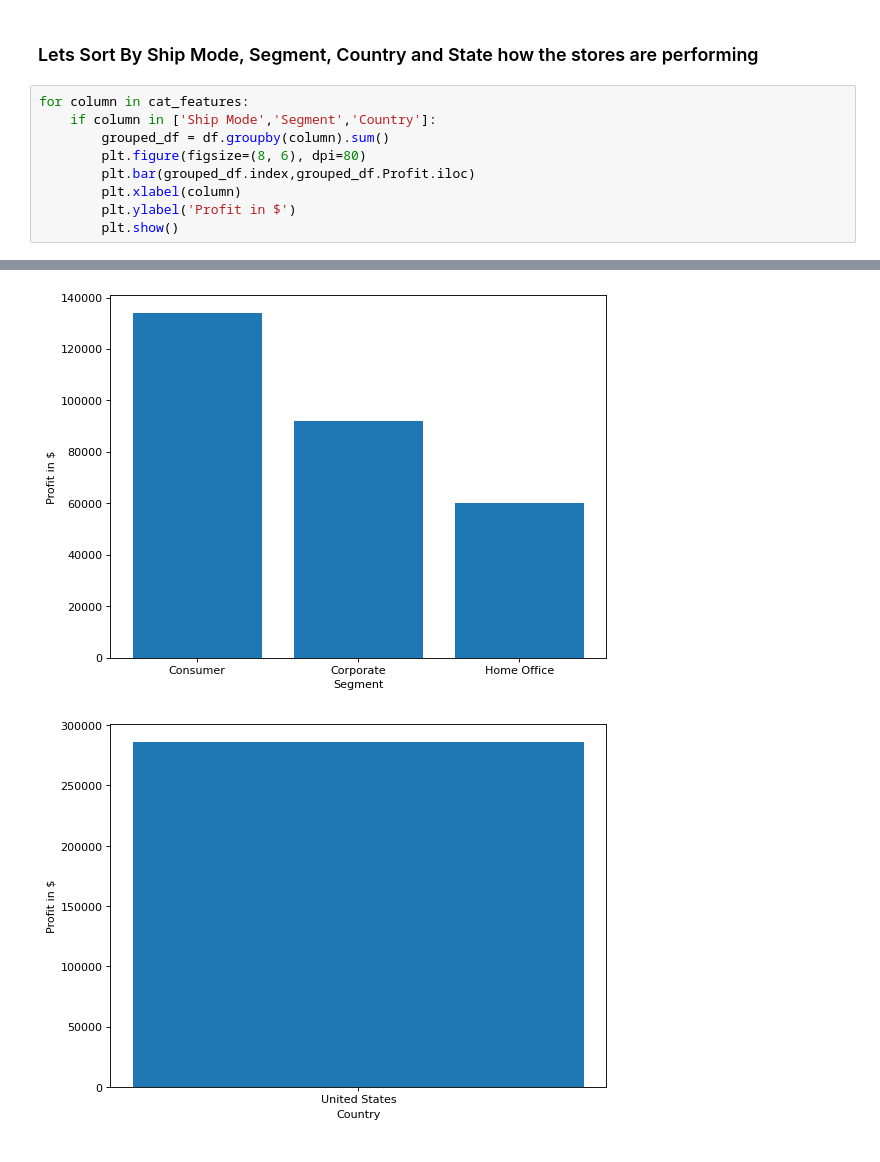
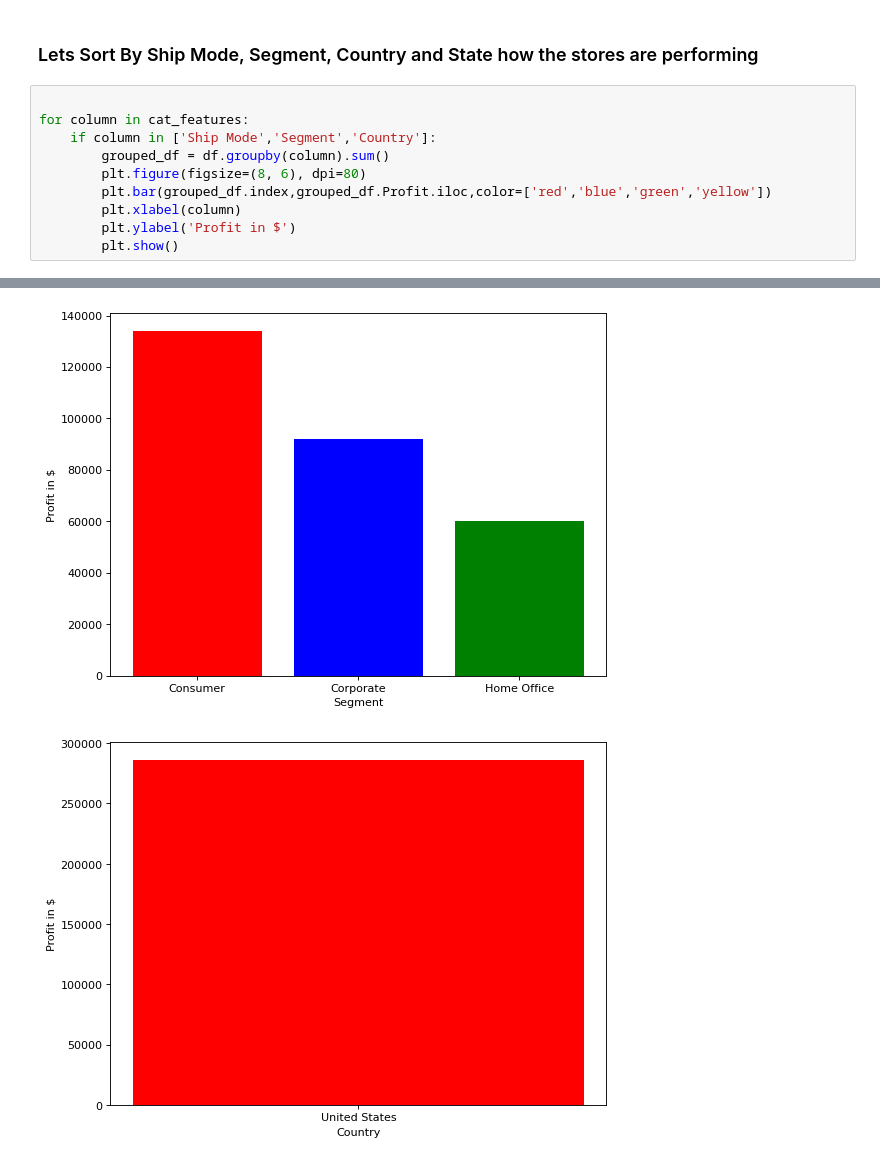
Before and after one commit to AdityaN1198/super-store-EDA, a Jupyter notebook: eda.ipynb, the cells around one changed output, grey strips where cells are left out. Cells and saved outputs as stored; diff of their text form.

```diff
--- a/eda.ipynb
+++ b/eda.ipynb
@@ -33,11 +33,12 @@ print(num_features)
 # %% [markdown]
 ### Lets Sort By Ship Mode, Segment, Country and State how the stores are performing
 # %%
+
 for column in cat_features:
     if column in ['Ship Mode','Segment','Country']:
         grouped_df = df.groupby(column).sum()
         plt.figure(figsize=(8, 6), dpi=80)
-        plt.bar(grouped_df.index,grouped_df.Profit.iloc)
+        plt.bar(grouped_df.index,grouped_df.Profit.iloc,color=['red','blue','green','yellow'])
         plt.xlabel(column)
         plt.ylabel('Profit in $')
         plt.show()
@@ -46,3 +47,3 @@ for column in cat_features:
-[figure, old version]
+[figure, new version]
-[figure, old version]
+[figure, new version]
 # %% [markdown]
```
Also changed, not shown: parts of 32 cells of this notebook.
